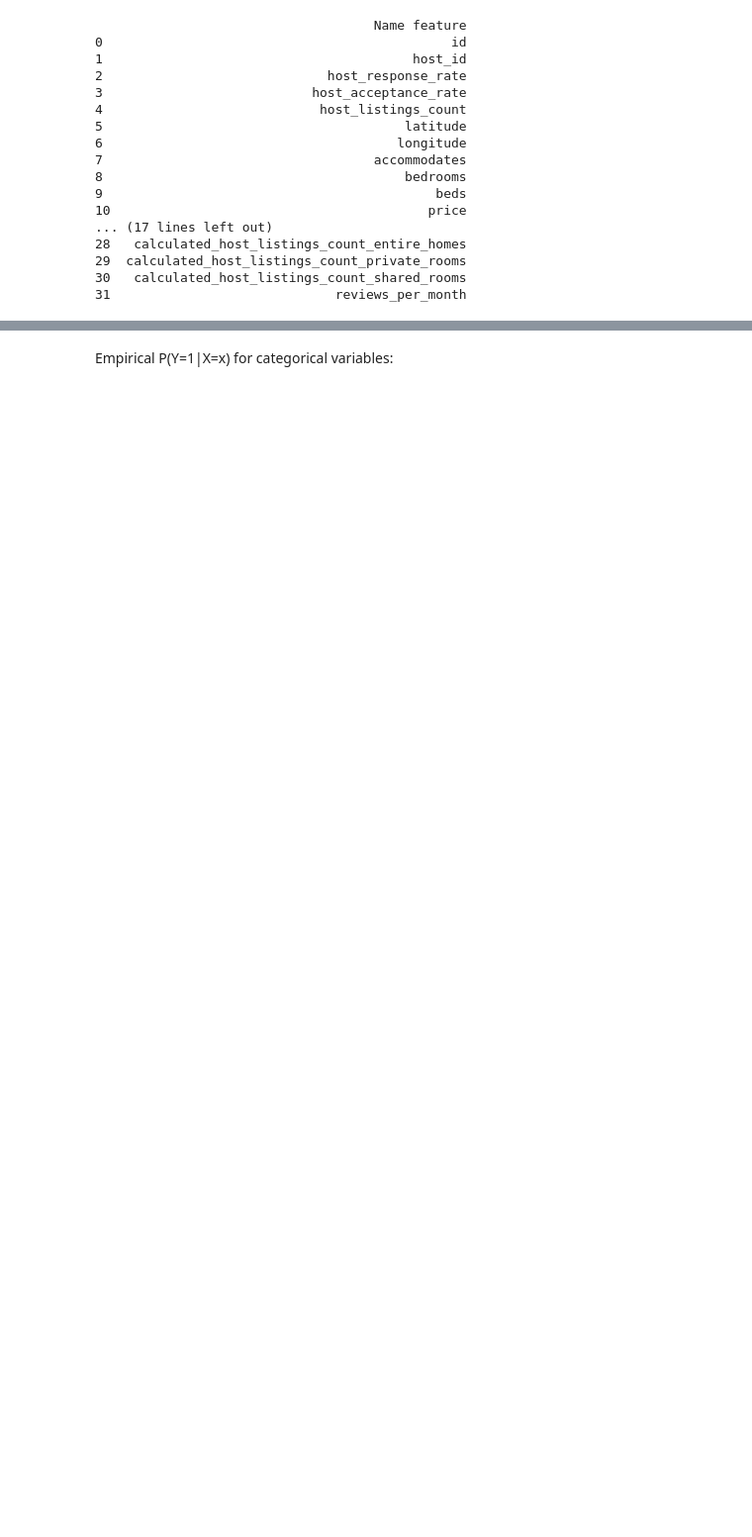
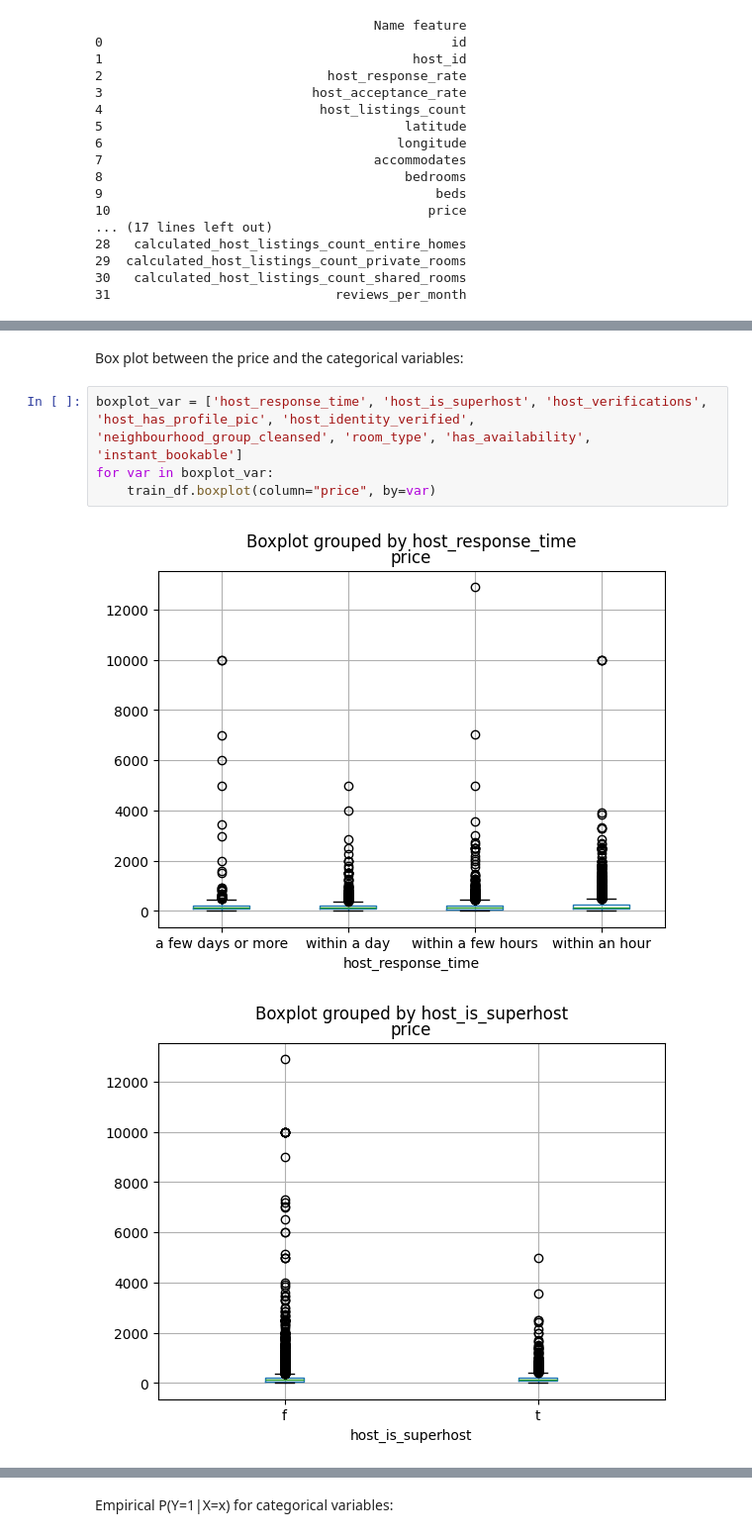
Before and after one commit to jaspersprakel/queueing_book, a Jupyter notebook: notebooks/emas_case1.ipynb, the cells around one changed output, grey strips where cells are left out. Shown at 99% size. Cells and saved outputs as stored; diff of their text form; blank space fills up the shorter version.

```diff
--- a/notebooks/emas_case1.ipynb
+++ b/notebooks/emas_case1.ipynb
@@ -368,0 +378,9 @@ for var in num_var:
+# %% [markdown]
+Box plot between the price and the categorical variables:
+# %%
+boxplot_var = ['host_response_time', 'host_is_superhost', 'host_verifications', 'host_has_profile_pic', 'host_identity_verified', 'neighbourhood_group_cleansed', 'room_type', 'has_availability', 'instant_bookable']
+for var in boxplot_var:
+    train_df.boxplot(column="price", by=var)
+# %% [output]
+[figure, added]
+[figure, added]
```
Also changed, not shown: parts of 11 cells of this notebook.
